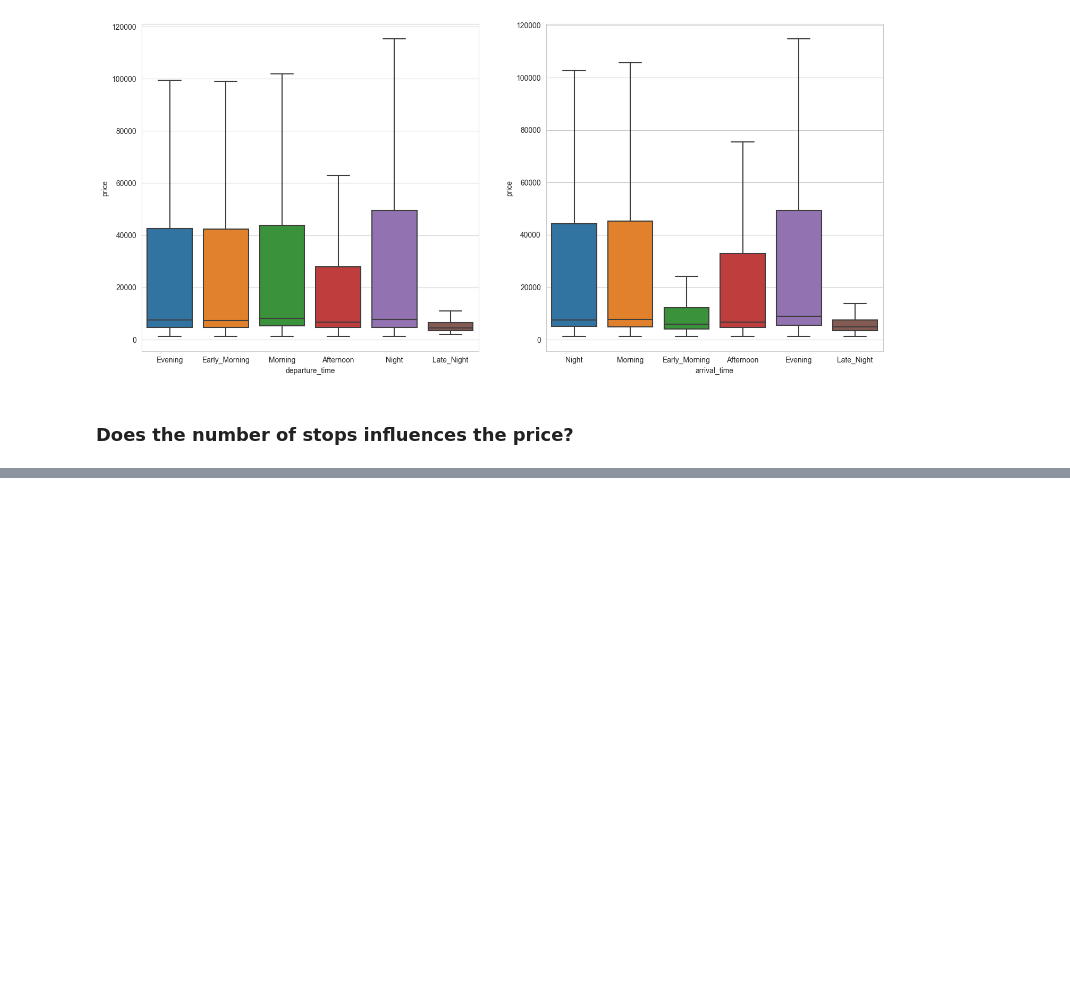
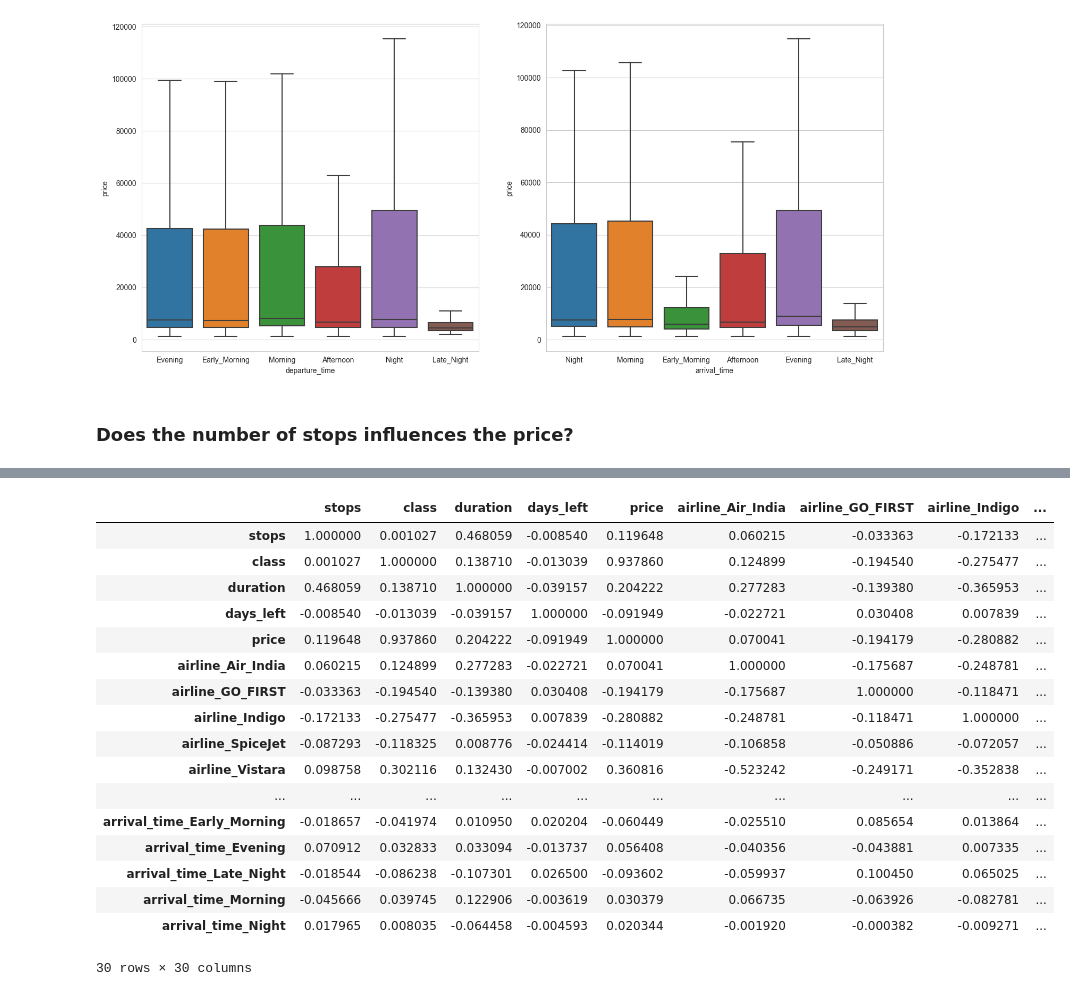
Before and after one commit to abubinfahd/mlops, a Jupyter notebook: airline_eda.ipynb, the cells around one changed output, grey strips where cells are left out. Drawn from its saved outputs; the diff is of its cells as text; code cells hidden in the pictures; blank space fills up the shorter version.

```diff
--- a/airline_eda.ipynb
+++ b/airline_eda.ipynb
@@ -200,0 +258,22 @@ Text(0.5, 1.0, 'Airline prices based on the number of stops  for business')
+# %%
+# check correlation
+df_preprocessed.corr()
+# %% [output]
+|  | stops | class | duration | days_left | price | airline_Air_India | airline_GO_FIRST | airline_Indigo | ... |
+| stops | 1.000000 | 0.001027 | 0.468059 | -0.008540 | 0.119648 | 0.060215 | -0.033363 | -0.172133 | ... |
+| class | 0.001027 | 1.000000 | 0.138710 | -0.013039 | 0.937860 | 0.124899 | -0.194540 | -0.275477 | ... |
+| duration | 0.468059 | 0.138710 | 1.000000 | -0.039157 | 0.204222 | 0.277283 | -0.139380 | -0.365953 | ... |
+| days_left | -0.008540 | -0.013039 | -0.039157 | 1.000000 | -0.091949 | -0.022721 | 0.030408 | 0.007839 | ... |
+| price | 0.119648 | 0.937860 | 0.204222 | -0.091949 | 1.000000 | 0.070041 | -0.194179 | -0.280882 | ... |
+| airline_Air_India | 0.060215 | 0.124899 | 0.277283 | -0.022721 | 0.070041 | 1.000000 | -0.175687 | -0.248781 | ... |
+| airline_GO_FIRST | -0.033363 | -0.194540 | -0.139380 | 0.030408 | -0.194179 | -0.175687 | 1.000000 | -0.118471 | ... |
+| airline_Indigo | -0.172133 | -0.275477 | -0.365953 | 0.007839 | -0.280882 | -0.248781 | -0.118471 | 1.000000 | ... |
+| airline_SpiceJet | -0.087293 | -0.118325 | 0.008776 | -0.024414 | -0.114019 | -0.106858 | -0.050886 | -0.072057 | ... |
+| airline_Vistara | 0.098758 | 0.302116 | 0.132430 | -0.007002 | 0.360816 | -0.523242 | -0.249171 | -0.352838 | ... |
+| ... | ... | ... | ... | ... | ... | ... | ... | ... | ... |
+| arrival_time_Early_Morning | -0.018657 | -0.041974 | 0.010950 | 0.020204 | -0.060449 | -0.025510 | 0.085654 | 0.013864 | ... |
+| arrival_time_Evening | 0.070912 | 0.032833 | 0.033094 | -0.013737 | 0.056408 | -0.040356 | -0.043881 | 0.007335 | ... |
+| arrival_time_Late_Night | -0.018544 | -0.086238 | -0.107301 | 0.026500 | -0.093602 | -0.059937 | 0.100450 | 0.065025 | ... |
+| arrival_time_Morning | -0.045666 | 0.039745 | 0.122906 | -0.003619 | 0.030379 | 0.066735 | -0.063926 | -0.082781 | ... |
+| arrival_time_Night | 0.017965 | 0.008035 | -0.064458 | -0.004593 | 0.020344 | -0.001920 | -0.000382 | -0.009271 | ... |
+30 rows × 30 columns
```
Also changed, not shown: parts of 16 cells of this notebook, 4 other files.
